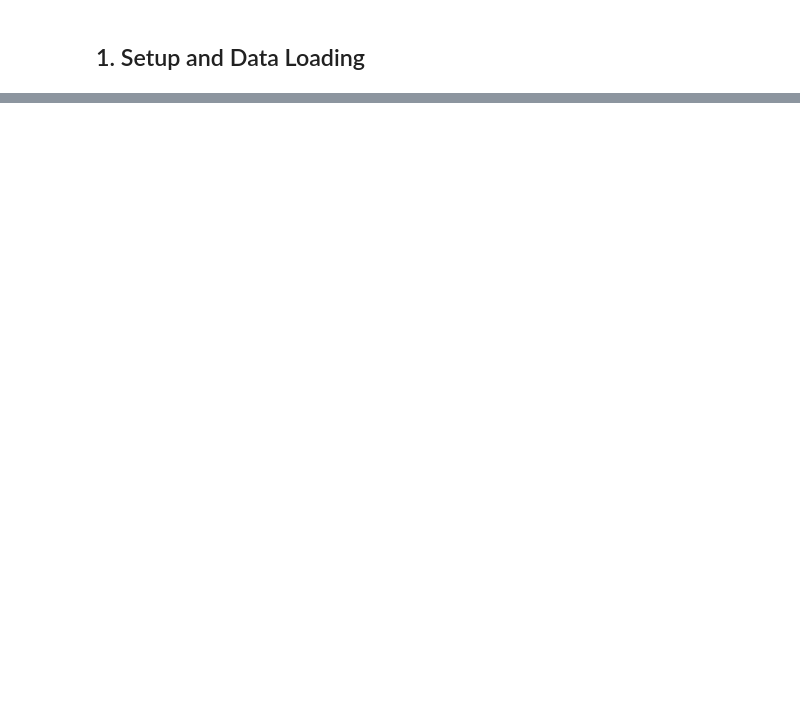
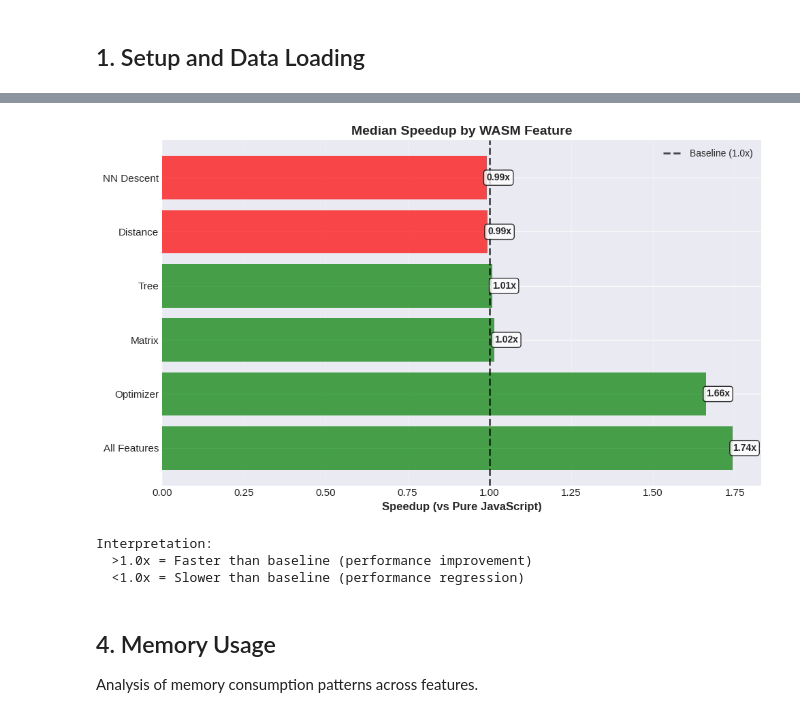
Before and after one commit to elarsaks/umap-bench, a Jupyter notebook: bench/analysis/analysis.ipynb, the cells around one changed output, grey strips where cells are left out. Drawn from its saved outputs; the diff is of its cells as text; code cells hidden in the pictures; blank space fills up the shorter version.

```diff
--- a/bench/analysis/analysis.ipynb
+++ b/bench/analysis/analysis.ipynb
@@ -2743,0 +384,39 @@ Dataset size 80:
+# %%
+# Speedup visualization
+fig, ax = plt.subplots(figsize=(10, 6))
+
+# Calculate median speedup for each feature
+feature_speedups = speedup_df.groupby('feature')['speedup'].median().sort_values(ascending=False)
+colors = ['green' if x > 1 else 'red' for x in feature_speedups.values]
+
+bars = ax.barh(feature_speedups.index, feature_speedups.values, color=colors, alpha=0.7)
+
+# Add value labels
+for bar in bars:
+    width = bar.get_width()
+    ax.text(width, bar.get_y() + bar.get_height()/2., f'{width:.2f}x',
+           ha='left', va='center', fontsize=10, fontweight='bold',
+           bbox=dict(boxstyle='round,pad=0.3', facecolor='white', alpha=0.8))
+
+ax.axvline(x=1.0, color='black', linestyle='--', linewidth=2, label='Baseline (1.0x)', alpha=0.7)
+ax.set_xlabel('Speedup (vs Pure JavaScript)', fontsize=12, fontweight='bold')
+ax.set_title('Median Speedup by WASM Feature', fontsize=14, fontweight='bold')
+ax.legend(fontsize=10)
+ax.grid(axis='x', alpha=0.3)
+
+plt.tight_layout()
+plt.savefig('../outputs/figures/speedup_analysis.png', bbox_inches='tight', dpi=200)
+plt.show()
+
+print("\nInterpretation:")
+print("  >1.0x = Faster than baseline (performance improvement)")
+print("  <1.0x = Slower than baseline (performance regression)")
+# %% [output]
+[figure, added]
+Interpretation:
+  >1.0x = Faster than baseline (performance improvement)
+  <1.0x = Slower than baseline (performance regression)
+# %% [markdown]
+## 4. Memory Usage
+
+Analysis of memory consumption patterns across features.
```
Also changed, not shown: parts of 107 cells of this notebook, 2 other files.
